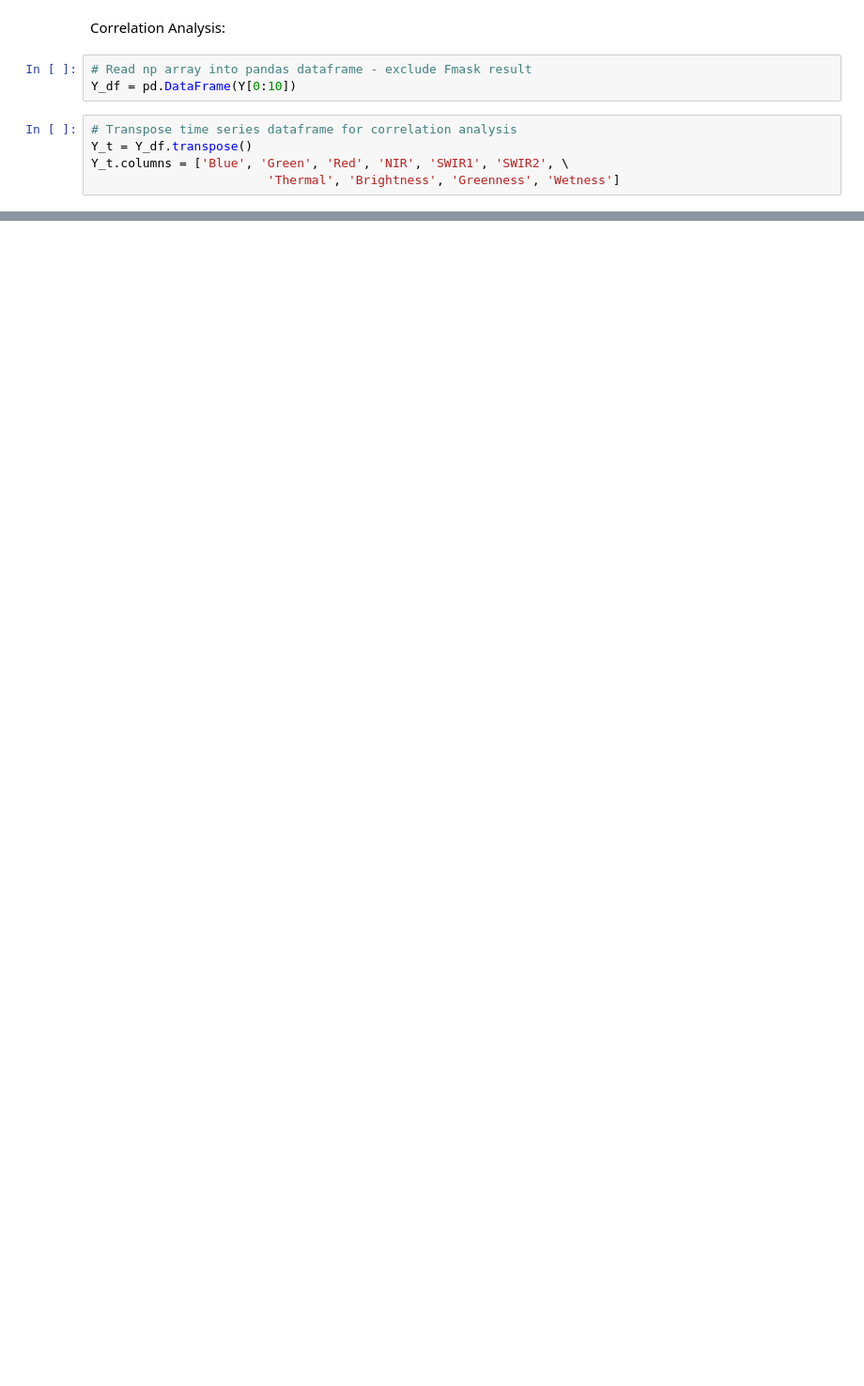
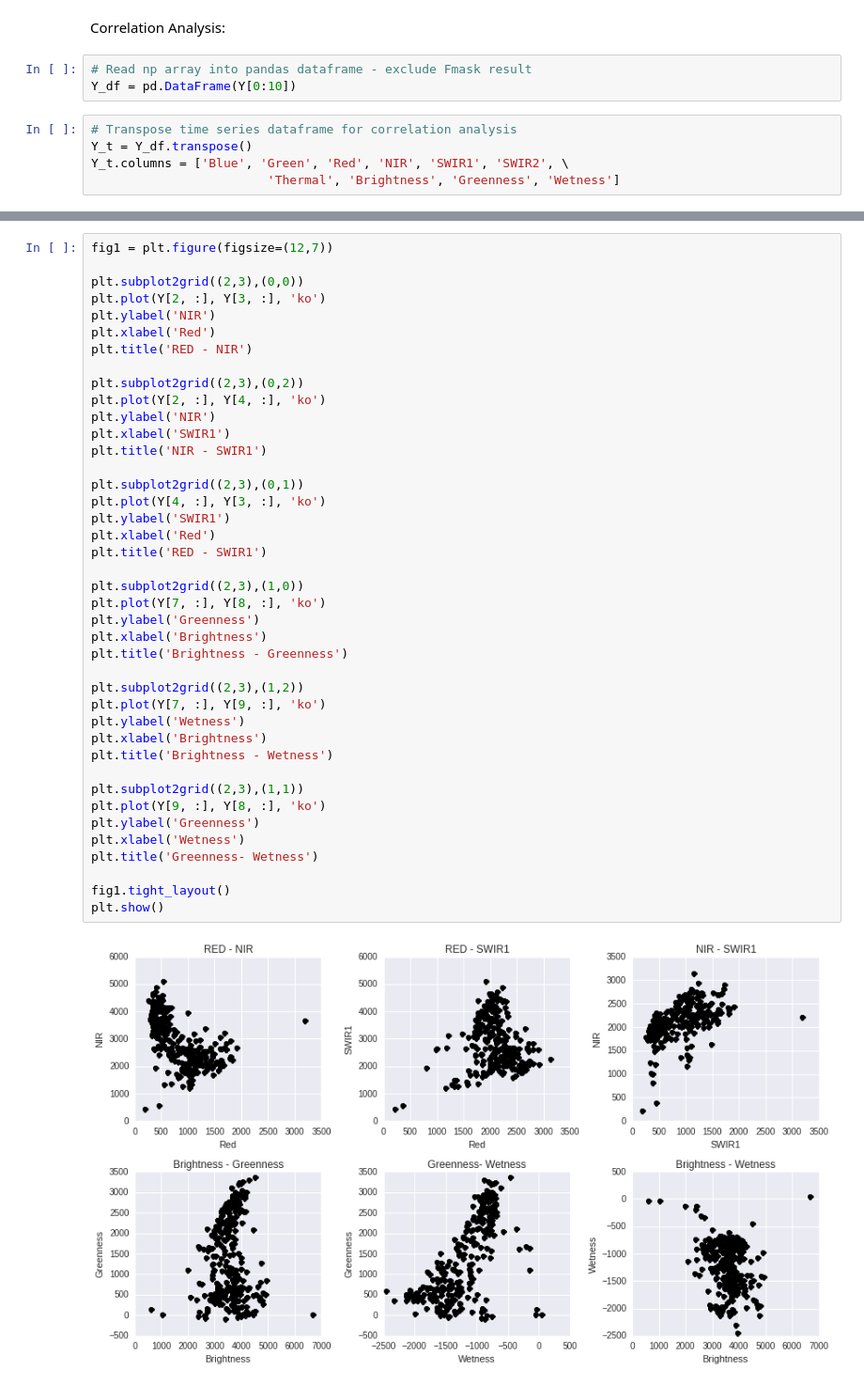
Before and after one commit to valpasq/notebooks, a Jupyter notebook: Correlation.ipynb, the cells around one changed output, grey strips where cells are left out. Shown at 94% size. Saved outputs shown, nothing was run; the diff lists cells and outputs as text; blank space fills up the shorter version.

```diff
--- a/Correlation.ipynb
+++ b/Correlation.ipynb
@@ -121,0 +158,43 @@ plt.show()
+# %%
+fig1 = plt.figure(figsize=(12,7))
+
+plt.subplot2grid((2,3),(0,0))
+plt.plot(Y[2, :], Y[3, :], 'ko')
+plt.ylabel('NIR')
+plt.xlabel('Red')
+plt.title('RED - NIR')
+
+plt.subplot2grid((2,3),(0,2))
+plt.plot(Y[2, :], Y[4, :], 'ko')
+plt.ylabel('NIR')
+plt.xlabel('SWIR1')
+plt.title('NIR - SWIR1')
+
+plt.subplot2grid((2,3),(0,1))
+plt.plot(Y[4, :], Y[3, :], 'ko')
+plt.ylabel('SWIR1')
+plt.xlabel('Red')
+plt.title('RED - SWIR1')
+
+plt.subplot2grid((2,3),(1,0))
+plt.plot(Y[7, :], Y[8, :], 'ko')
+plt.ylabel('Greenness')
+plt.xlabel('Brightness')
+plt.title('Brightness - Greenness')
+
+plt.subplot2grid((2,3),(1,2))
+plt.plot(Y[7, :], Y[9, :], 'ko')
+plt.ylabel('Wetness')
+plt.xlabel('Brightness')
+plt.title('Brightness - Wetness')
+
+plt.subplot2grid((2,3),(1,1))
+plt.plot(Y[9, :], Y[8, :], 'ko')
+plt.ylabel('Greenness')
+plt.xlabel('Wetness')
+plt.title('Greenness- Wetness')
+
+fig1.tight_layout()
+plt.show()
+# %% [output]
+[figure, added]
```
Also changed, not shown: parts of 7 cells of this notebook.
